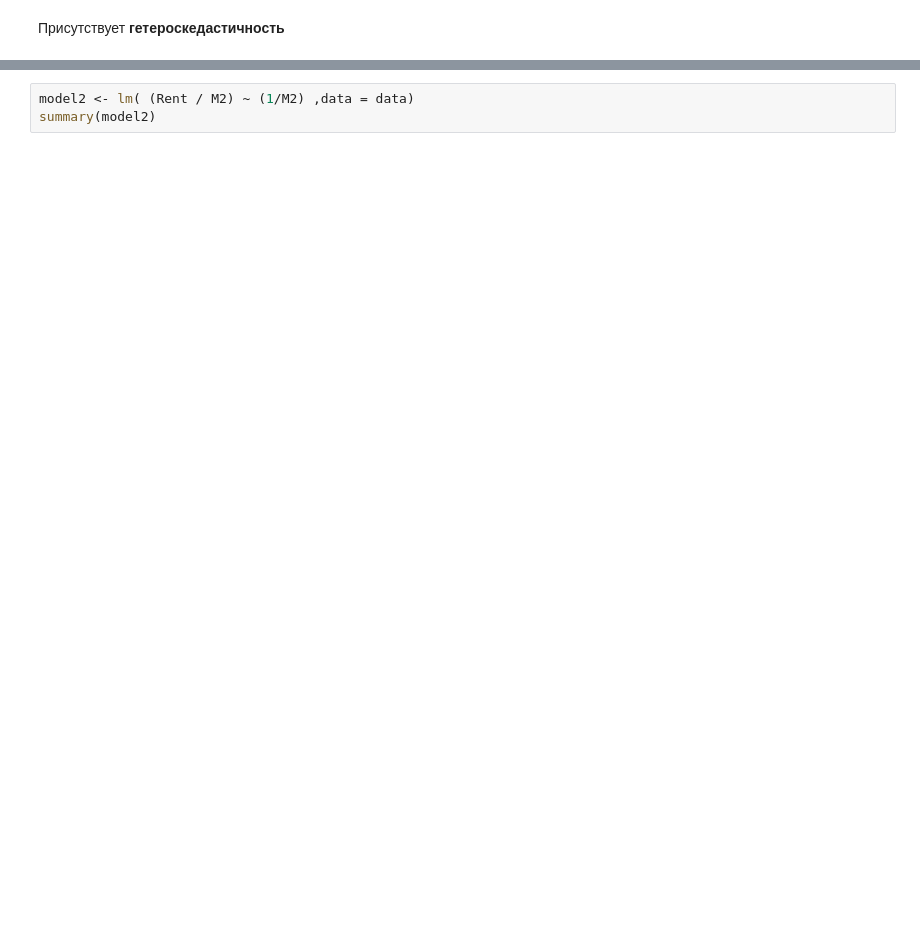
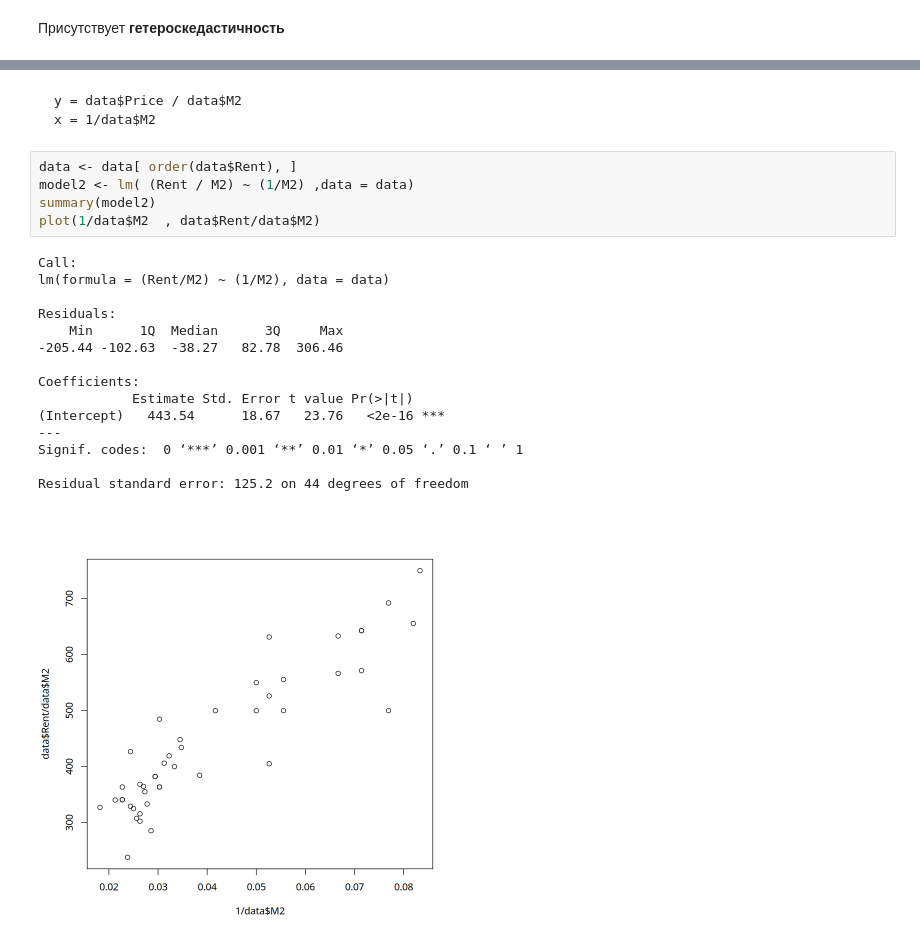
Before and after one commit to Amatikay/Econometrics_labs, a Jupyter notebook: Semester2/Lab-1/main.ipynb, the cells around one changed output, grey strips where cells are left out. Saved outputs shown, nothing was run; the diff lists cells and outputs as text; blank space fills up the shorter version.

````diff
--- a/Semester2/Lab-1/main.ipynb
+++ b/Semester2/Lab-1/main.ipynb
@@ -154,5 +206,28 @@ dwtest(model)
+# %% [markdown]
+```
+y = data$Price / data$M2
+x = 1/data$M2
+```
 # %%
+data <- data[ order(data$Rent), ]
 model2 <- lm( (Rent / M2) ~ (1/M2) ,data = data)
 summary(model2)
+plot(1/data$M2  , data$Rent/data$M2)
+# %% [output]
+Call:
+lm(formula = (Rent/M2) ~ (1/M2), data = data)
+
+Residuals:
+    Min      1Q  Median      3Q     Max
+-205.44 -102.63  -38.27   82.78  306.46
+
+Coefficients:
+            Estimate Std. Error t value Pr(>|t|)
+(Intercept)   443.54      18.67   23.76   <2e-16 ***
+---
+Signif. codes:  0 ‘***’ 0.001 ‘**’ 0.01 ‘*’ 0.05 ‘.’ 0.1 ‘ ’ 1
+
+Residual standard error: 125.2 on 44 degrees of freedom
+[figure, added]
 # %%
 shapiro.test(model2$residuals)
````
Also changed, not shown: parts of 19 cells of this notebook.
